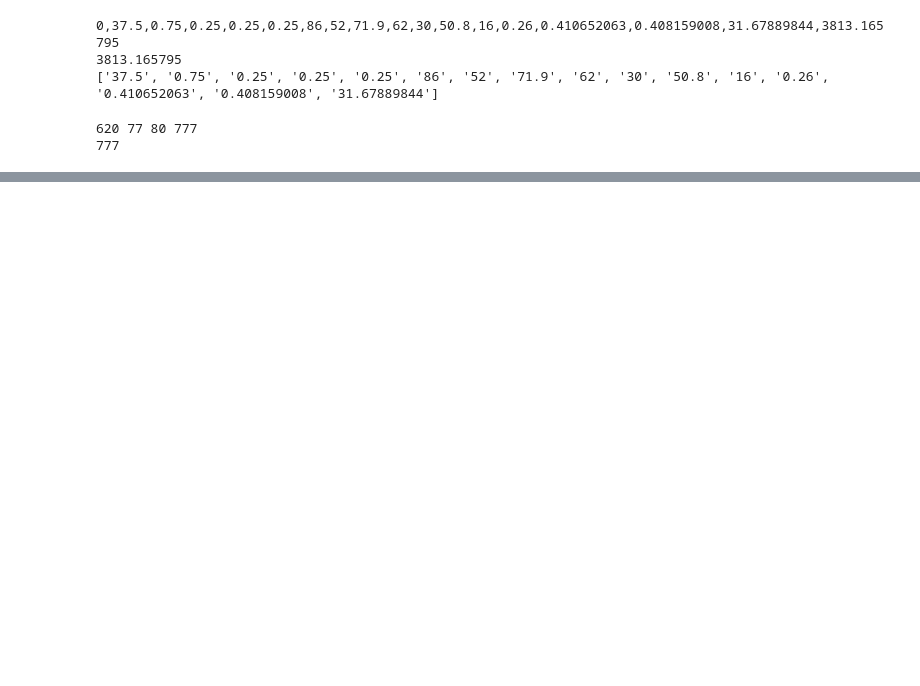
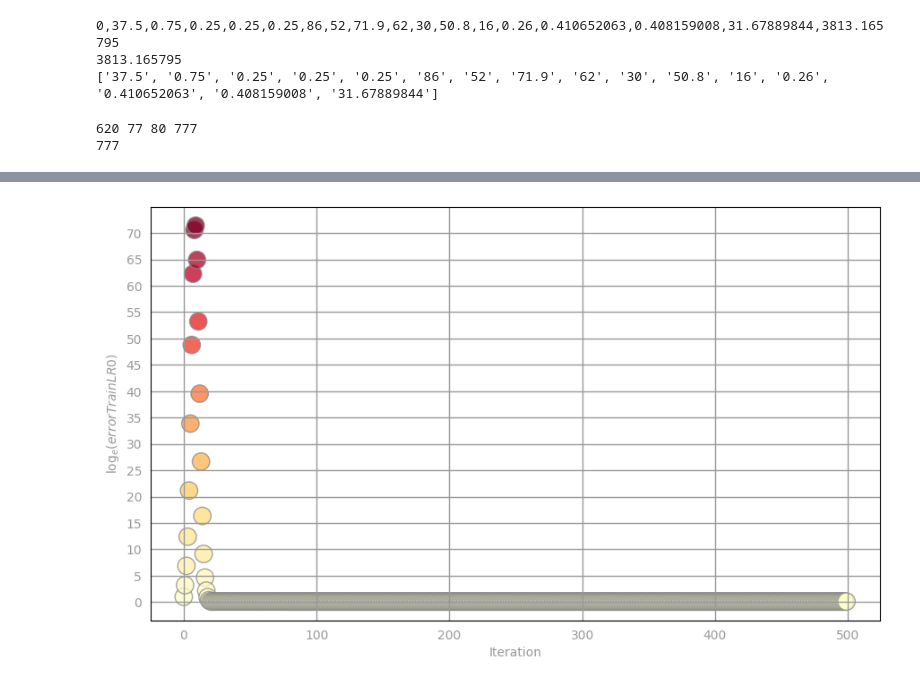
Before and after one commit to ptoyip/COMP4651_Final_Project, a Jupyter notebook: mlp.ipynb, the cells around one changed output, grey strips where cells are left out. Saved outputs shown, nothing was run; the diff lists cells and outputs as text; code cells hidden in the pictures; blank space fills up the shorter version.

```diff
--- a/mlp.ipynb
+++ b/mlp.ipynb
@@ -53,0 +209,17 @@ LabeledPoint(3813.165795, [37.5,0.75,0.25,0.25,0.25,86.0,52.0,71.9,62.0,30.0,50.
+# %%
+numItersArray = [100, 250, 500]
+alphaArray = [1e-1, 5e-1, 1]
+
+for alpha in alphaArray:
+    for numIters in numItersArray:
+        print(str(alpha)+"\t"+str(numIters))
+
+        weightsLR0, errorTrainLR0 = linregGradientDescent(TrainData, numIters, alpha)
+
+        labelsAndPreds = TrainData.map(lambda x: getLabeledPrediction(weightsLR0, x))
+        rmseTrainLR0 = calcRMSE(labelsAndPreds)
+
+        labelsAndPreds = ValData.map(lambda x: getLabeledPrediction(weightsLR0, x))
+        rmseValLR0 = calcRMSE(labelsAndPreds)
+
+        print('Train LR0 = {0:.3f}\tValidation LR0 = {1:.3f}'.format(rmseTrainLR0, rmseValLR0))
@@ -53,0 +254,15 @@ LabeledPoint(3813.165795, [37.5,0.75,0.25,0.25,0.25,86.0,52.0,71.9,62.0,30.0,50.
+# %%
+weightsLR0, errorTrainLR0 = linregGradientDescent(TrainData, 500, 1)
+
+labelsAndPreds = TrainData.map(lambda x: getLabeledPrediction(weightsLR0, x))
+rmseTrainLR0 = calcRMSE(labelsAndPreds)
+
+labelsAndPreds = ValData.map(lambda x: getLabeledPrediction(weightsLR0, x))
+rmseValLR0 = calcRMSE(labelsAndPreds)
+
+labelsAndPreds = TestData.map(lambda x: getLabeledPrediction(weightsLR0, x))
+rmseTestLR0 = calcRMSE(labelsAndPreds)
+
+print('Train RMSE:\n\tBaseline = {0:.3f}\n\tLR0 = {1:.3f}'.format(rmseTrainBase, rmseTrainLR0))
+print('Validation RMSE:\n\tBaseline = {0:.3f}\n\tLR0 = {1:.3f}'.format(rmseValBase, rmseValLR0))
+print('Test RMSE:\n\tBaseline = {0:.3f}\n\tLR0 = {1:.3f}'.format(rmseTestBase, rmseTestLR0))
@@ -53,0 +279,10 @@ LabeledPoint(3813.165795, [37.5,0.75,0.25,0.25,0.25,86.0,52.0,71.9,62.0,30.0,50.
+# %%
+norm = Normalize()
+clrs = cmap(np.asarray(norm(errorTrainLR0)))[:,0:3]
+
+fig, ax = preparePlot(np.arange(0, 1000, 100), np.arange(0, 100, 5))
+plt.scatter(range(0, numIters), errorTrainLR0, s=14**2, c=clrs, edgecolors='#888888', alpha=0.75)
+ax.set_xlabel('Iteration'), ax.set_ylabel(r'$\log_e(errorTrainLR0)$')
+pass
+# %% [output]
+[figure, added]
```
Also changed, not shown: parts of 37 cells of this notebook.
